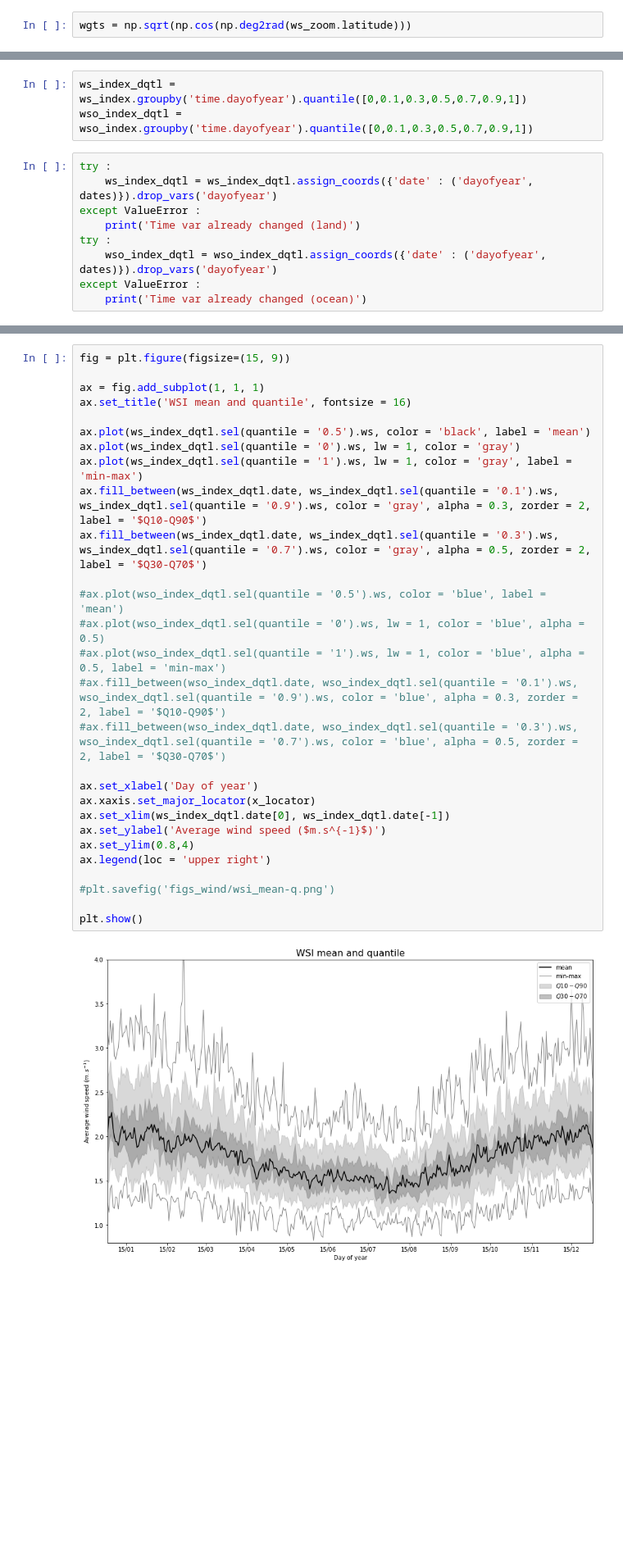
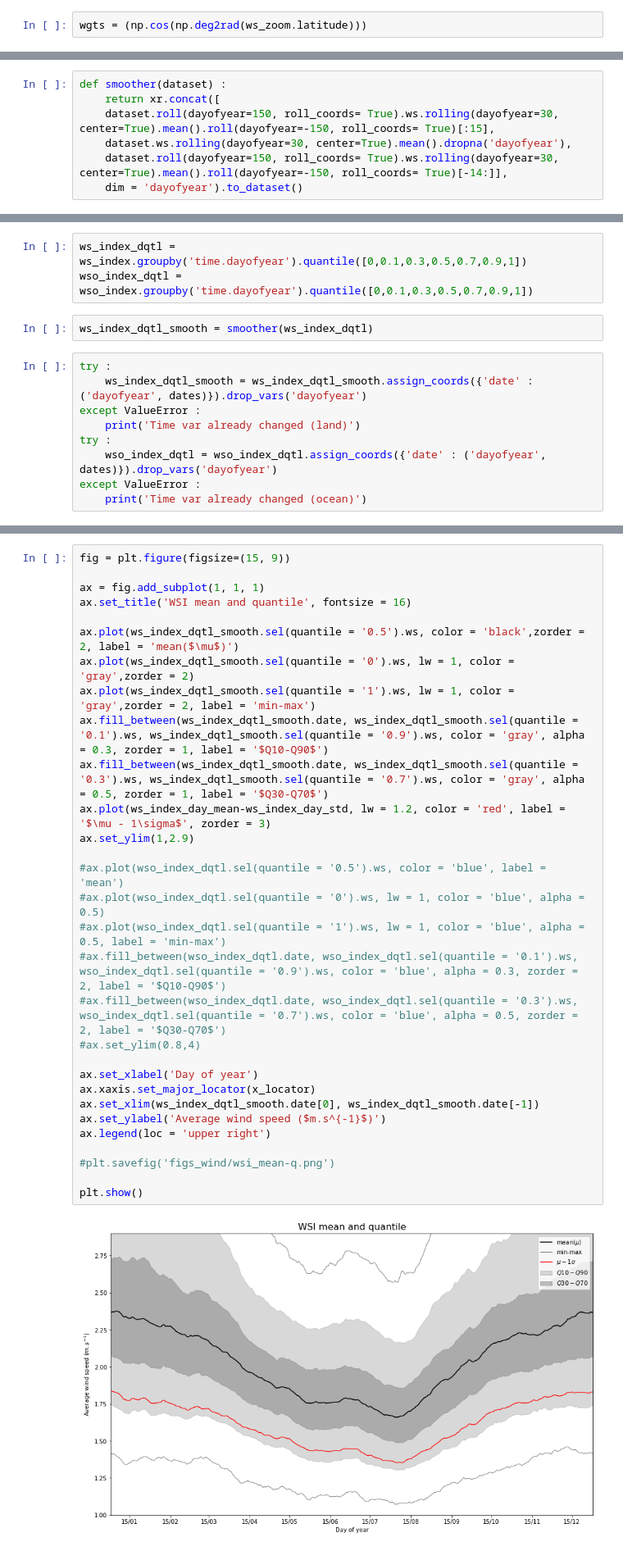
Before and after one commit to bchatelon/year_weather_regime, a Jupyter notebook: wind_outage.ipynb, the cells around one changed output, grey strips where cells are left out. Shown at 82% size. Cells and saved outputs as stored; diff of their text form; blank space fills up the shorter version.

```diff
--- a/wind_outage.ipynb
+++ b/wind_outage.ipynb
@@ -184,7 +179,7 @@ wso_zoom = wso.sel(longitude = lon_zoom, latitude = lat_zoom).ws.fillna(0).to_da
 # %% [markdown]
 Computing spatial average over land for each timestep ie. comuting Wind Speed Index (WSI) weighted by $\sqrt{cos(lat)}$ to prevent gridpoint stretch biais.
 # %%
-wgts = np.sqrt(np.cos(np.deg2rad(ws_zoom.latitude)))
+wgts = (np.cos(np.deg2rad(ws_zoom.latitude)))
 # %%
 ws_zoom_weighted = ws_zoom.weighted(wgts)
 wso_zoom_weighted = wso_zoom.weighted(wgts)
@@ -328,6 +323,13 @@ plt.show()
 # %%
 ws_index_dmax = ws_index.groupby('time.dayofyear').max('time')
 ws_index_dmin = ws_index.groupby('time.dayofyear').min('time')
+# %%
+def smoother(dataset) :
+    return xr.concat([
+    dataset.roll(dayofyear=150, roll_coords= True).ws.rolling(dayofyear=30, center=True).mean().roll(dayofyear=-150, roll_coords= True)[:15],
+    dataset.ws.rolling(dayofyear=30, center=True).mean().dropna('dayofyear'),
+    dataset.roll(dayofyear=150, roll_coords= True).ws.rolling(dayofyear=30, center=True).mean().roll(dayofyear=-150, roll_coords= True)[-14:]],
+    dim = 'dayofyear').to_dataset()
 # %%
 ws_index_day_max = xr.concat([
     ws_index_dmax.roll(dayofyear=150, roll_coords= True).ws.rolling(dayofyear=30, center=True).mean().roll(dayofyear=-150, roll_coords= True)[:15],
@@ -365,9 +365,11 @@ plt.show()
 # %%
 ws_index_dqtl = ws_index.groupby('time.dayofyear').quantile([0,0.1,0.3,0.5,0.7,0.9,1])
 wso_index_dqtl = wso_index.groupby('time.dayofyear').quantile([0,0.1,0.3,0.5,0.7,0.9,1])
+# %%
+ws_index_dqtl_smooth = smoother(ws_index_dqtl)
 # %%
 try :
-    ws_index_dqtl = ws_index_dqtl.assign_coords({'date' : ('dayofyear', dates)}).drop_vars('dayofyear')
+    ws_index_dqtl_smooth = ws_index_dqtl_smooth.assign_coords({'date' : ('dayofyear', dates)}).drop_vars('dayofyear')
 except ValueError :
     print('Time var already changed (land)')
 try :
@@ -380,33 +379,35 @@ Time var already changed (ocean)
 # %%
 fig = plt.figure(figsize=(15, 9))
 
 ax = fig.add_subplot(1, 1, 1)
 ax.set_title('WSI mean and quantile', fontsize = 16)
 
-ax.plot(ws_index_dqtl.sel(quantile = '0.5').ws, color = 'black', label = 'mean')
-ax.plot(ws_index_dqtl.sel(quantile = '0').ws, lw = 1, color = 'gray')
-ax.plot(ws_index_dqtl.sel(quantile = '1').ws, lw = 1, color = 'gray', label = 'min-max')
-ax.fill_between(ws_index_dqtl.date, ws_index_dqtl.sel(quantile = '0.1').ws, ws_index_dqtl.sel(quantile = '0.9').ws, color = 'gray', alpha = 0.3, zorder = 2, label = '$Q10-Q90$')
-ax.fill_between(ws_index_dqtl.date, ws_index_dqtl.sel(quantile = '0.3').ws, ws_index_dqtl.sel(quantile = '0.7').ws, color = 'gray', alpha = 0.5, zorder = 2, label = '$Q30-Q70$')
+ax.plot(ws_index_dqtl_smooth.sel(quantile = '0.5').ws, color = 'black',zorder = 2, label = 'mean($\mu$)')
+ax.plot(ws_index_dqtl_smooth.sel(quantile = '0').ws, lw = 1, color = 'gray',zorder = 2)
+ax.plot(ws_index_dqtl_smooth.sel(quantile = '1').ws, lw = 1, color = 'gray',zorder = 2, label = 'min-max')
+ax.fill_between(ws_index_dqtl_smooth.date, ws_index_dqtl_smooth.sel(quantile = '0.1').ws, ws_index_dqtl_smooth.sel(quantile = '0.9').ws, color = 'gray', alpha = 0.3, zorder = 1, label = '$Q10-Q90$')
+ax.fill_between(ws_index_dqtl_smooth.date, ws_index_dqtl_smooth.sel(quantile = '0.3').ws, ws_index_dqtl_smooth.sel(quantile = '0.7').ws, color = 'gray', alpha = 0.5, zorder = 1, label = '$Q30-Q70$')
+ax.plot(ws_index_day_mean-ws_index_day_std, lw = 1.2, color = 'red', label = '$\mu - 1\sigma$', zorder = 3)
+ax.set_ylim(1,2.9)
 
 #ax.plot(wso_index_dqtl.sel(quantile = '0.5').ws, color = 'blue', label = 'mean')
 #ax.plot(wso_index_dqtl.sel(quantile = '0').ws, lw = 1, color = 'blue', alpha = 0.5)
 #ax.plot(wso_index_dqtl.sel(quantile = '1').ws, lw = 1, color = 'blue', alpha = 0.5, label = 'min-max')
 #ax.fill_between(wso_index_dqtl.date, wso_index_dqtl.sel(quantile = '0.1').ws, wso_index_dqtl.sel(quantile = '0.9').ws, color = 'blue', alpha = 0.3, zorder = 2, label = '$Q10-Q90$')
 #ax.fill_between(wso_index_dqtl.date, wso_index_dqtl.sel(quantile = '0.3').ws, wso_index_dqtl.sel(quantile = '0.7').ws, color = 'blue', alpha = 0.5, zorder = 2, label = '$Q30-Q70$')
+#ax.set_ylim(0.8,4)
 
 ax.set_xlabel('Day of year')
 ax.xaxis.set_major_locator(x_locator)
-ax.set_xlim(ws_index_dqtl.date[0], ws_index_dqtl.date[-1])
+ax.set_xlim(ws_index_dqtl_smooth.date[0], ws_index_dqtl_smooth.date[-1])
 ax.set_ylabel('Average wind speed ($m.s^{-1}$)')
-ax.set_ylim(0.8,4)
 ax.legend(loc = 'upper right')
 
 #plt.savefig('figs_wind/wsi_mean-q.png')
 
 plt.show()
 # %% [output]
-[figure, old version]
+[figure, new version]
 # %% [markdown]
 + Idea to define WSI :
     + simple spatial mean over land could be replaced by a <b>wind-turbine-density-weighted-mean</b> but
```
Also changed, not shown: parts of 29 cells of this notebook.
